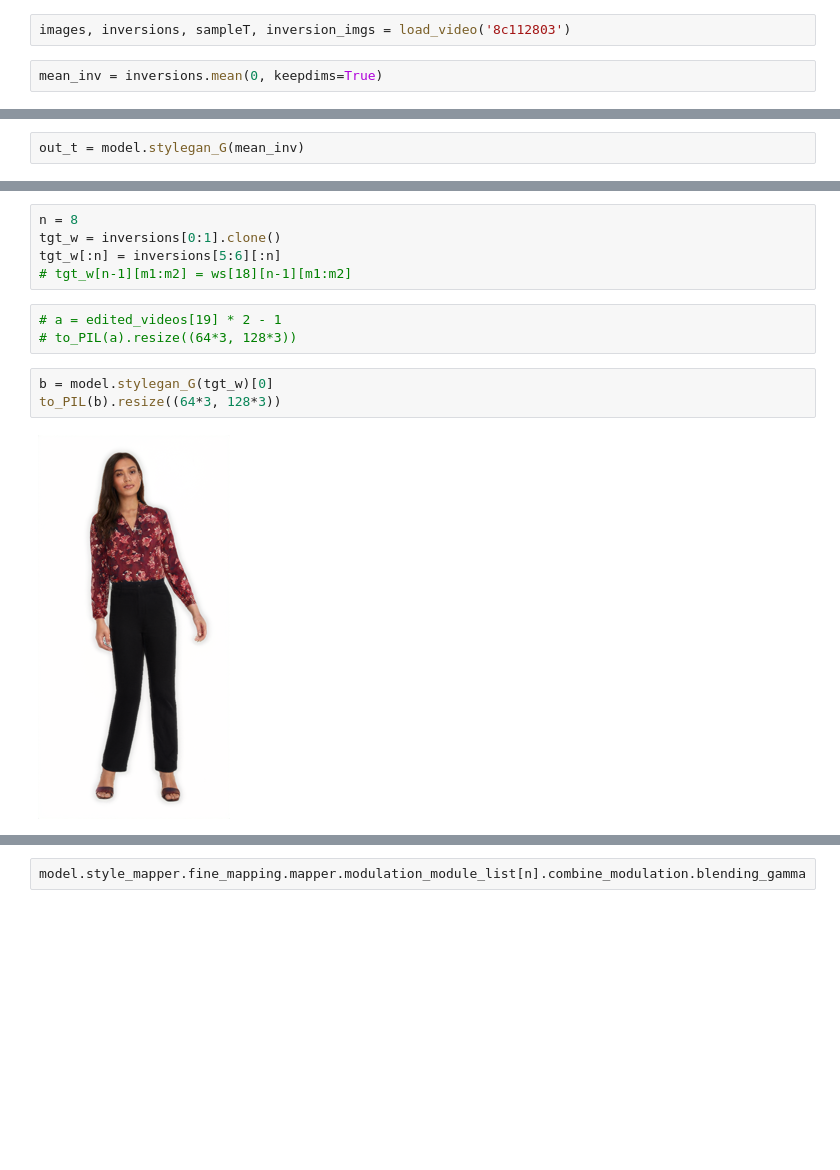
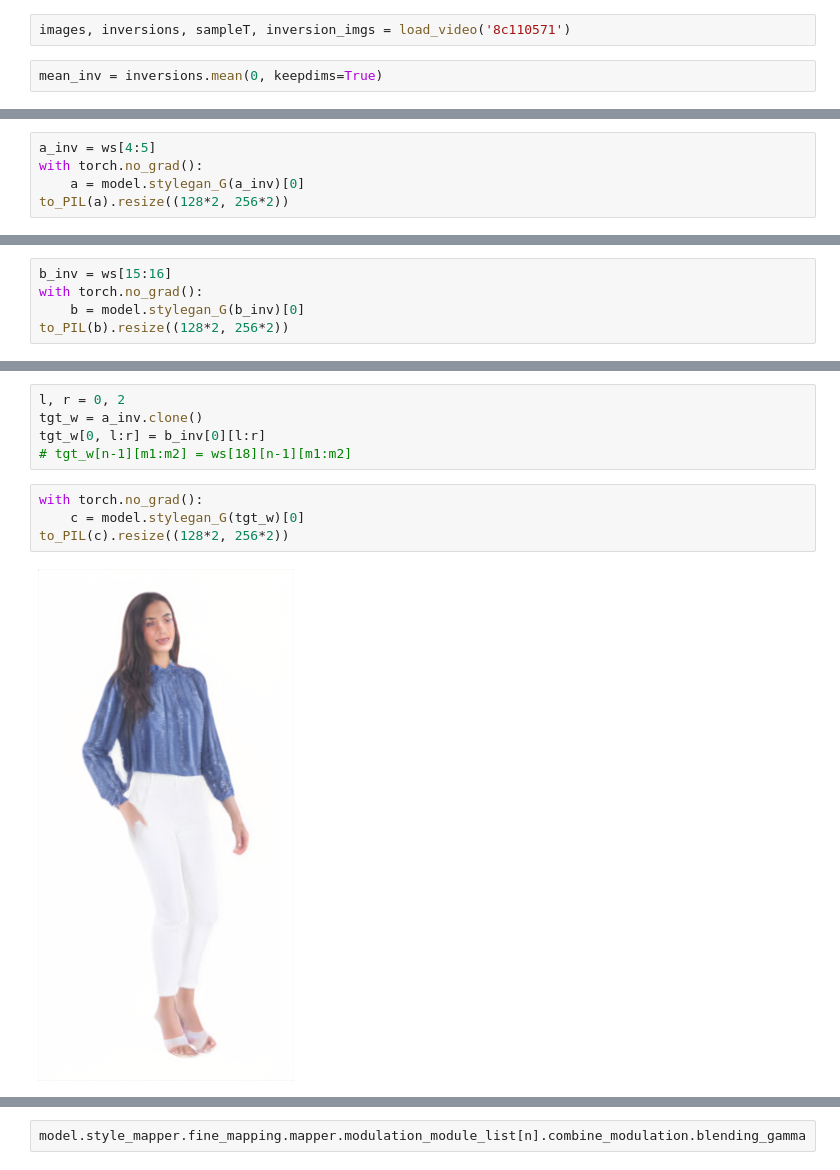
Before and after one commit to leventkaracan/dicomogan, a Jupyter notebook: Generate Manipulation from a pretrained model. .ipynb, the cells around one changed output, grey strips where cells are left out. Cells and saved outputs as stored; diff of their text form; blank space fills up the shorter version.

```diff
--- a/Generate Manipulation from a pretrained model. .ipynb
+++ b/Generate Manipulation from a pretrained model. .ipynb
@@ -686,4 +585,4 @@ Lossy conversion from float32 to uint8. Range [0.036770015954971313, 1.021528124
 # %%
-images, inversions, sampleT, inversion_imgs = load_video('8c112803')
+images, inversions, sampleT, inversion_imgs = load_video('8c110571')
 # %%
 mean_inv = inversions.mean(0, keepdims=True)
@@ -690,2 +593,5 @@ mean_inv = inversions.mean(0, keepdims=True)
 # %%
-out_t = model.stylegan_G(mean_inv)
+a_inv = ws[4:5]
+with torch.no_grad():
+    a = model.stylegan_G(a_inv)[0]
+to_PIL(a).resize((128*2, 256*2))
@@ -695,0 +600,5 @@ to_PIL(out_t[0])
+# %%
+b_inv = ws[15:16]
+with torch.no_grad():
+    b = model.stylegan_G(b_inv)[0]
+to_PIL(b).resize((128*2, 256*2))
@@ -727,14 +623,12 @@ to_PIL(a).resize((64*3, 128*3))
 # %%
-n = 8
-tgt_w = inversions[0:1].clone()
-tgt_w[:n] = inversions[5:6][:n]
+l, r = 0, 2
+tgt_w = a_inv.clone()
+tgt_w[0, l:r] = b_inv[0][l:r]
 # tgt_w[n-1][m1:m2] = ws[18][n-1][m1:m2]
-# %%
-# a = edited_videos[19] * 2 - 1
-# to_PIL(a).resize((64*3, 128*3))
 # %%
-b = model.stylegan_G(tgt_w)[0]
-to_PIL(b).resize((64*3, 128*3))
+with torch.no_grad():
+    c = model.stylegan_G(tgt_w)[0]
+to_PIL(c).resize((128*2, 256*2))
 # %% [output]
-[figure, old version]
+[figure, new version]
 # %%
```
Also changed, not shown: parts of 42 cells of this notebook, 2 other files.
